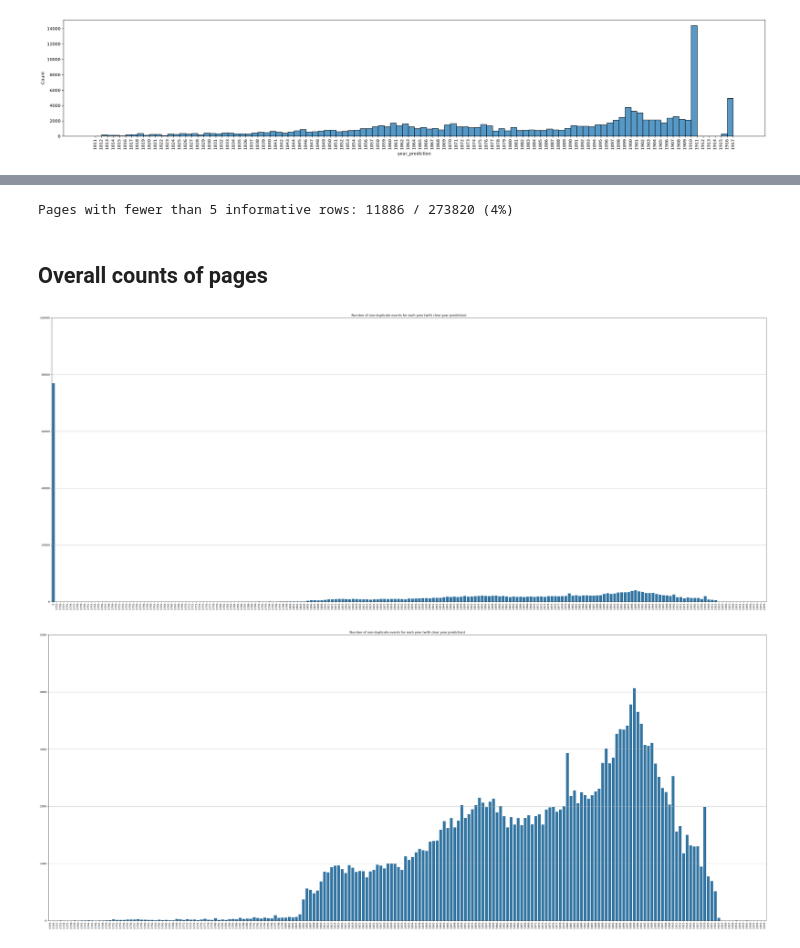
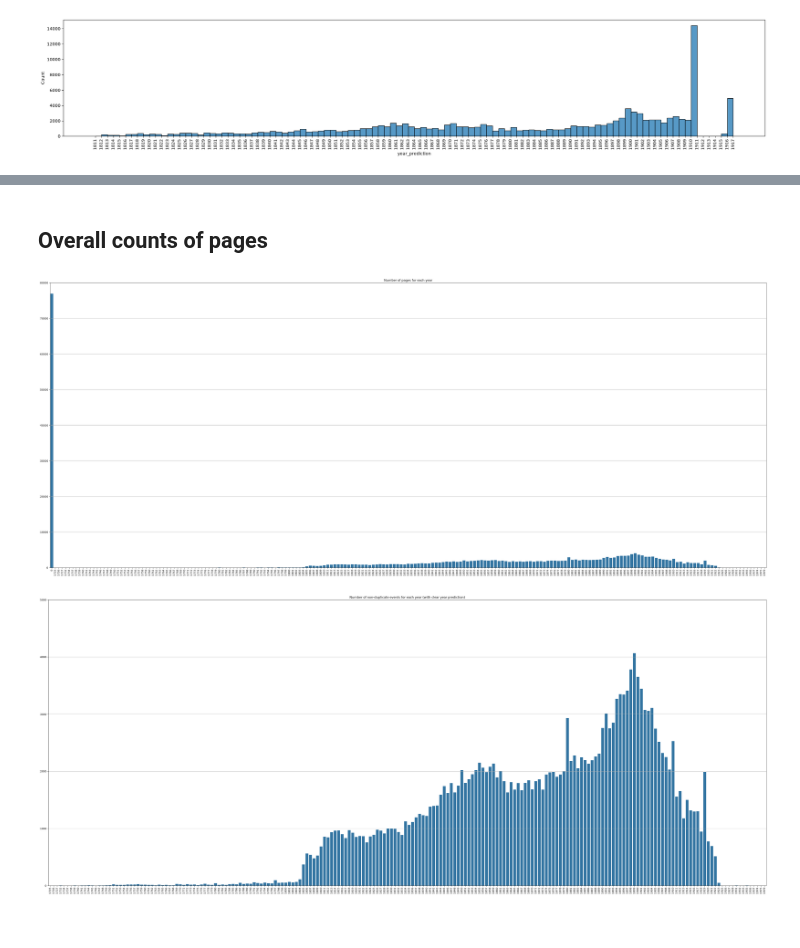
Before and after one commit to TurkuNLP/htr-hiski-alignment, a Jupyter notebook: notebooks/extracting_migrations/extracting-migrations-plotting_overlaps.ipynb, the cells around one changed output, grey strips where cells are left out. Cells and saved outputs as stored; diff of their text form; code cells hidden in the pictures.

Commit message:
plots on page level

```diff
--- a/notebooks/extracting_migrations/extracting-migrations-plotting_overlaps.ipynb
+++ b/notebooks/extracting_migrations/extracting-migrations-plotting_overlaps.ipynb
@@ -218,35 +61,15 @@ At least 61% of non-duplicate events have unclear migration direction or year es
-# %%
-MIN_INFO_ROWS = 5
-
-page_info_counts = defaultdict(int)
-
-for file_path in tqdm(output_jsonls):
-    with open(file_path, "r") as fp:
-        for line in fp:
-            e = json.loads(line)
-            page_key = (e["book"], e["page_n"], e["side"])
-            if e["has_information"]:
-                page_info_counts[page_key] += 1
-
-pages_below_threshold = sum(
-    1 for count in page_info_counts.values() if count < MIN_INFO_ROWS
-)
-total_pages = len(page_info_counts)
-print(
-    f"Pages with fewer than {MIN_INFO_ROWS} informative rows: "
-    f"{pages_below_threshold} / {total_pages} "
-    f"({round(100 * pages_below_threshold / total_pages)}%)"
-)
-# %% [output]
-Pages with fewer than 5 informative rows: 11886 / 273820 (4%)
 # %% [markdown]
 ## Overall counts of pages
+# %%
+MIN_INFO_ROWS = 0
+valid_years = (1600, 1980)
+
+output_jsonls = list(Path(
+    outputs_dir/"json/all_migration_events_parish_splits_duplicate_info"
+).glob("*.jsonl"))
+
+page_records: dict[tuple, dict] = {}
 # %%
-MIN_INFO_ROWS = 5
-valid_years = range(*DuplicateConfig.valid_year_prediction_bounds)
-
-page_records: dict[tuple, dict] = {}
-
 for file_path in tqdm(output_jsonls):
     with open(file_path) as fp:
         for line in fp:
@@ -279,7 +102,7 @@ for page in page_records.values():
     has_info = page["info_count"] >= MIN_INFO_ROWS
     is_dup = page["duplicate"]
     year = page["year"]
-    valid_year = year in valid_years
+    valid_year = year in range(*valid_years)
     clear = page["in_out"] in ("in", "out") and valid_year
 
     counts["total"] += 1
@@ -302,19 +125,19 @@ for page in page_records.values():
 # %%
 year_start = min(year_counts["all"].keys())
 year_end = max(year_counts["all"].keys())
 
 fig, axs = plt.subplots(figsize=(50, 20))
 sns.barplot(
     x=tuple([x[0] for x in year_counts["all"].items()]),
     y=tuple([x[1] for x in year_counts["all"].items()]),
 )
-axs.set_ylim(0, 100000)
+axs.set_ylim(0, 80000)
 axs.grid(axis="y")
-axs.set_title("Number of non-duplicate events for each year (with clear year prediction)")
+axs.set_title("Number of pages for each year")
 axs.set_xticks(axs.get_xticks())
 _ = axs.set_xticklabels(labels=sorted(year_counts["all"].keys()), rotation=90)
 # %% [output]
-[figure, old version]
+[figure, new version]
 # %%
 year_start = min(year_counts["all_valid_year"].keys())
 year_end = max(year_counts["all_valid_year"].keys())
```
Also changed, not shown: parts of 15 cells of this notebook.
